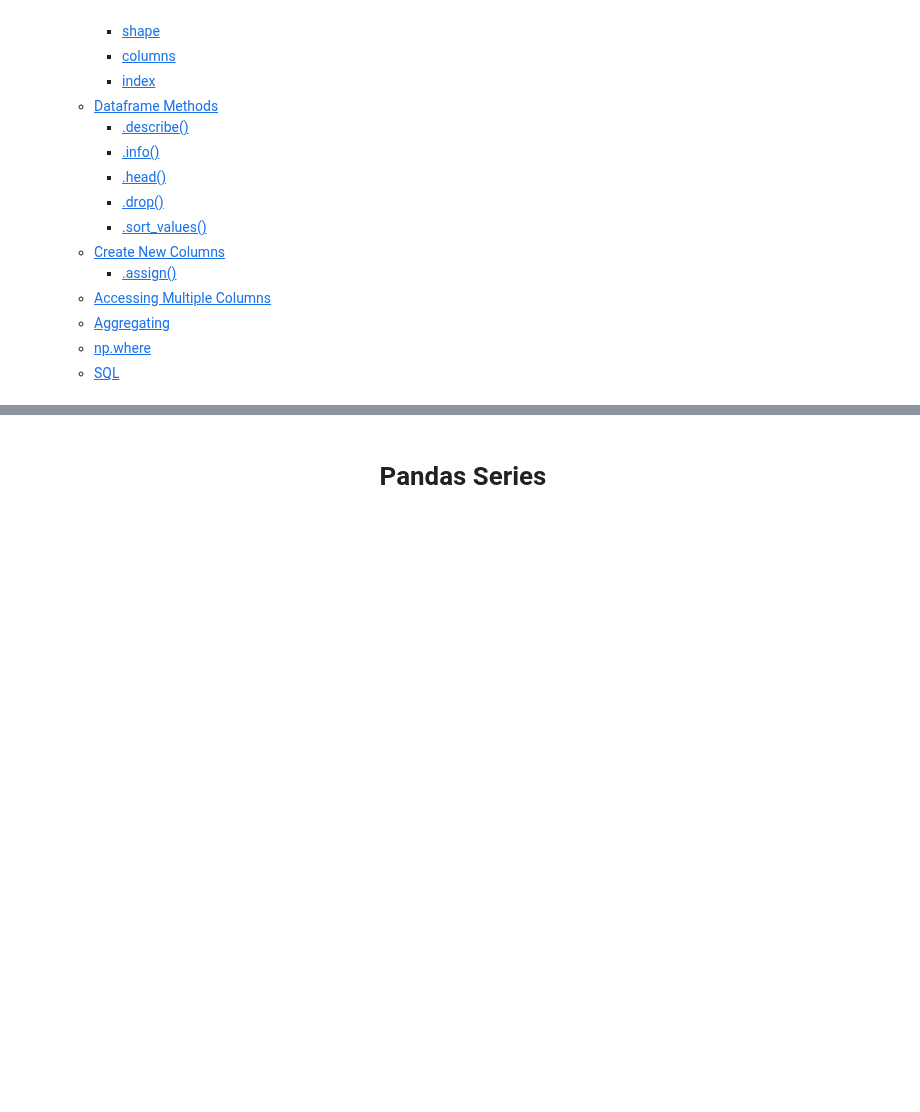
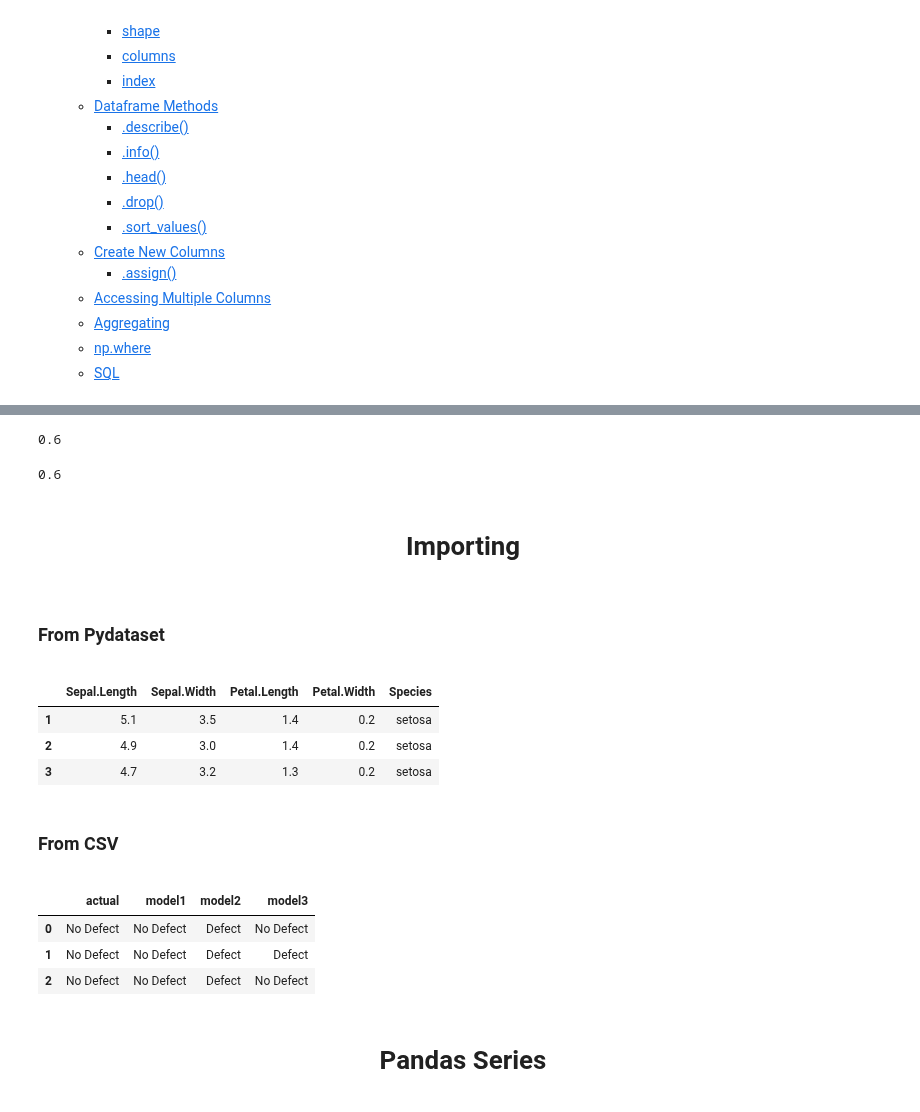
Before and after one commit to joshuamchavez2/data_science_notes, a Jupyter notebook: notes.ipynb, the cells around one changed output, grey strips where cells are left out. Drawn from its saved outputs; the diff is of its cells as text; code cells hidden in the pictures; blank space fills up the shorter version.

```diff
--- a/notes.ipynb
+++ b/notes.ipynb
@@ -62,0 +199,13 @@ NameError: name 'data' is not defined
+# %%
+tp/(tp + fn)
+# %% [output]
+0.6
+# %%
+subset = df[df.actual == "coffee"] # notice I only pulled only actual positives
+(subset.prediction == subset.actual).mean()
+# %% [output]
+0.6
+# %% [markdown]
+<a id='importing'><center><h1>Importing</h1></center></a>
+# %% [markdown]
+<a id='pydataset'><h3>From Pydataset</h3></a>
@@ -62,0 +215,9 @@ NameError: name 'data' is not defined
+# %%
+df.head(3)
+# %% [output]
+|  | Sepal.Length | Sepal.Width | Petal.Length | Petal.Width | Species |
+| 1 | 5.1 | 3.5 | 1.4 | 0.2 | setosa |
+| 2 | 4.9 | 3.0 | 1.4 | 0.2 | setosa |
+| 3 | 4.7 | 3.2 | 1.3 | 0.2 | setosa |
+# %% [markdown]
+<a id='from_csv'><h3>From CSV</h3></a>
@@ -63,3 +226,10 @@ NameError: name 'data' is not defined
+# %%
+df.head(3)
+# %% [output]
+|  | actual | model1 | model2 | model3 |
+| 0 | No Defect | No Defect | Defect | No Defect |
+| 1 | No Defect | No Defect | Defect | Defect |
+| 2 | No Defect | No Defect | Defect | No Defect |
 # %% [markdown]
 <a id='PS'><center><h1>Pandas Series</h1></center></a>
 # %%
```
Also changed, not shown: parts of 36 cells of this notebook, 2 other files.
